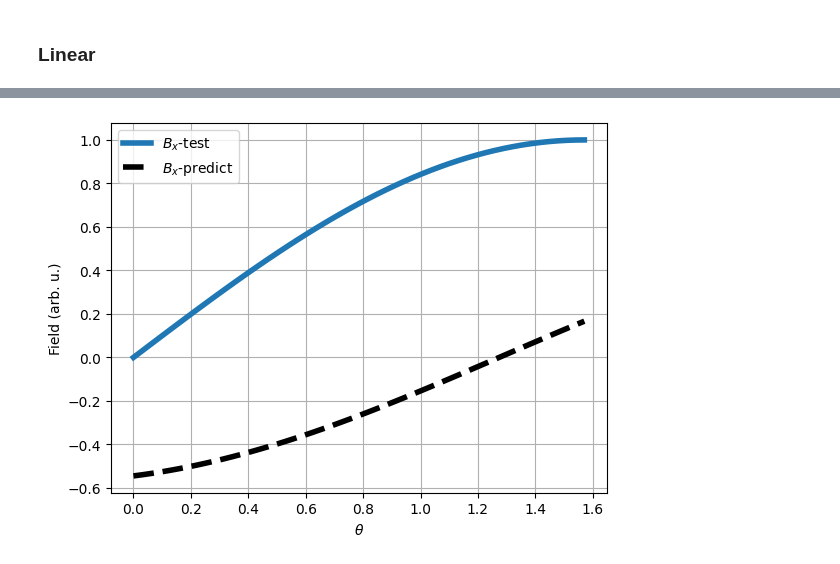
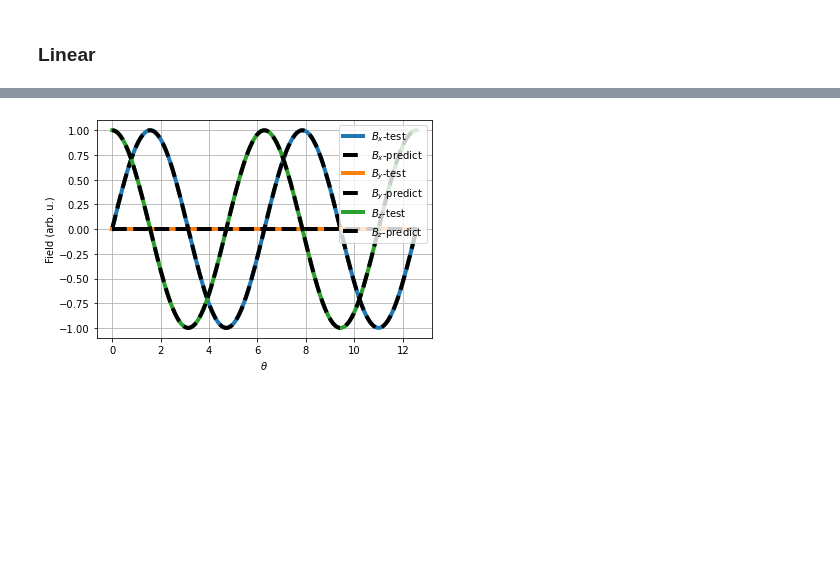
Before and after one commit to tretyakovmipt/TIRF-magnet-calibration, a Jupyter notebook: test.ipynb, the cells around one changed output, grey strips where cells are left out. Cells and saved outputs as stored; diff of their text form; code cells hidden in the pictures; blank space fills up the shorter version.

```diff
--- a/test.ipynb
+++ b/test.ipynb
@@ -55,7 +55,7 @@ We'll test on a field rotating around y-axis
 # Generate test field
 
 # Rotation angle
-theta = np.linspace(0, np.pi / 2, 51)
+theta = np.linspace(0, 4*np.pi, 151)
 B_test = []
 
 for th in theta:
@@ -83,12 +83,19 @@ B_predict = np.array(B_predict)
 # %%
 # Plot
 fig, ax = plt.subplots()
 ax.plot(theta, B_test[:,0], label=r'$B_x$-test', linewidth=4.0)
 ax.plot(theta, B_predict[:,0], label=r'$B_x$-predict', linewidth=4.0, color='black', ls='--')
+
+ax.plot(theta, B_test[:,1], label=r'$B_y$-test', linewidth=4.0)
+ax.plot(theta, B_predict[:,1], label=r'$B_y$-predict', linewidth=4.0, color='black', ls='--')
+
+ax.plot(theta, B_test[:,2], label=r'$B_z$-test', linewidth=4.0)
+ax.plot(theta, B_predict[:,2], label=r'$B_z$-predict', linewidth=4.0, color='black', ls='--')
+
 ax.set_xlabel(r'$\theta$')
 ax.set_ylabel('Field (arb. u.)' )
 #ax.set_xlim(0,1)
 ax.legend(loc=0)
 ax.grid()
 # %% [output]
-[figure, old version]
+[figure, new version]
```
Also changed, not shown: parts of 1 cell of this notebook, 1 other file.
